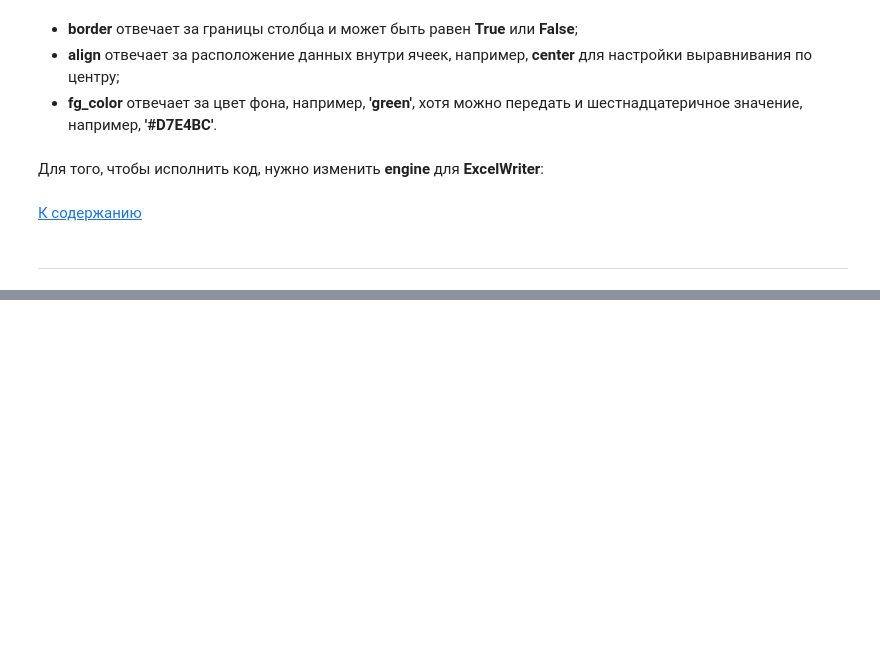
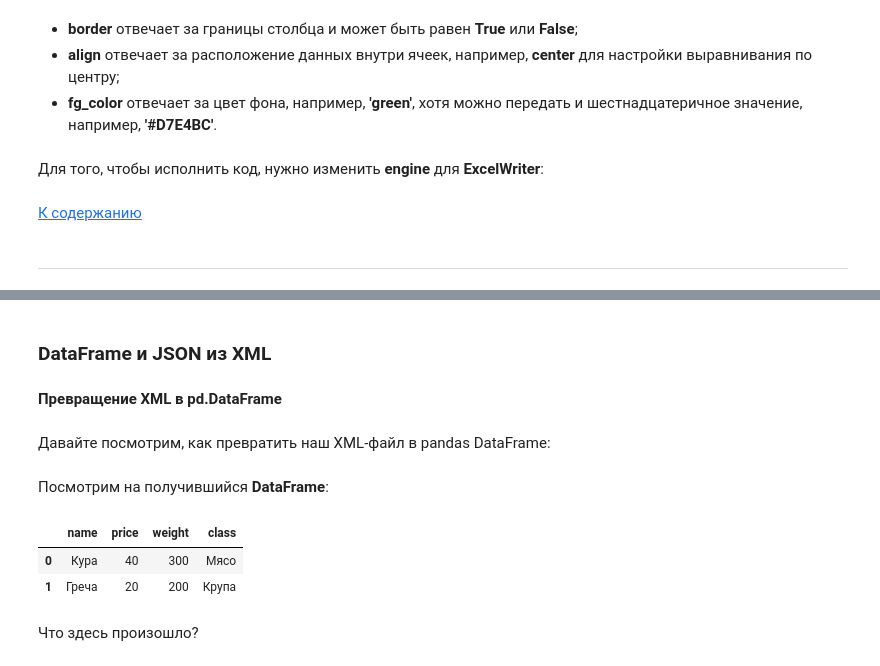
Before and after one commit to Chedered/SkillFactory, a Jupyter notebook: DS/module-3/SKD6 (Работа с файлами разных форматов ).ipynb, the cells around one changed output, grey strips where cells are left out. Drawn from its saved outputs; the diff is of its cells as text; code cells hidden in the pictures; blank space fills up the shorter version.

```diff
--- a/DS/module-3/SKD6 (Работа с файлами разных форматов ).ipynb
+++ b/DS/module-3/SKD6 (Работа с файлами разных форматов ).ipynb
@@ -706,0 +768,3 @@ writer = pd.ExcelWriter('test.xlsx', engine='xlsxwriter')
+# %%
+tree = ET.parse('menu.xml')
+root = tree.getroot()
@@ -706,0 +848,5 @@ writer = pd.ExcelWriter('test.xlsx', engine='xlsxwriter')
+# %%
+for elem in root:
+    for subelem in elem:
+        print(elem.attrib['name'], subelem.tag, subelem.text)
+    print()
@@ -706,0 +882,24 @@ writer = pd.ExcelWriter('test.xlsx', engine='xlsxwriter')
+# %% [markdown]
+###  DataFrame и JSON из XML<a name="10"></a>
+# %% [markdown]
+__Превращение XML в pd.DataFrame__
+# %% [markdown]
+Давайте посмотрим, как превратить наш XML-файл в pandas DataFrame:
+# %%
+import pandas as pd
+df_index = ['name', 'price', 'weight', 'class']
+df = pd.DataFrame(columns=df_index)
+
+for elem in root:
+    elements = [elem.get('name'), elem[0].text, elem[1].text, elem[2].text]
+    df = df.append(pd.Series(elements, index=df_index), ignore_index=True)
+# %% [markdown]
+Посмотрим на получившийся __DataFrame__:
+# %%
+df
+# %% [output]
+|  | name | price | weight | class |
+| 0 | Кура | 40 | 300 | Мясо |
+| 1 | Греча | 20 | 200 | Крупа |
+# %% [markdown]
+Что здесь произошло?
```
Also changed, not shown: parts of 97 cells of this notebook, 5 other files.
